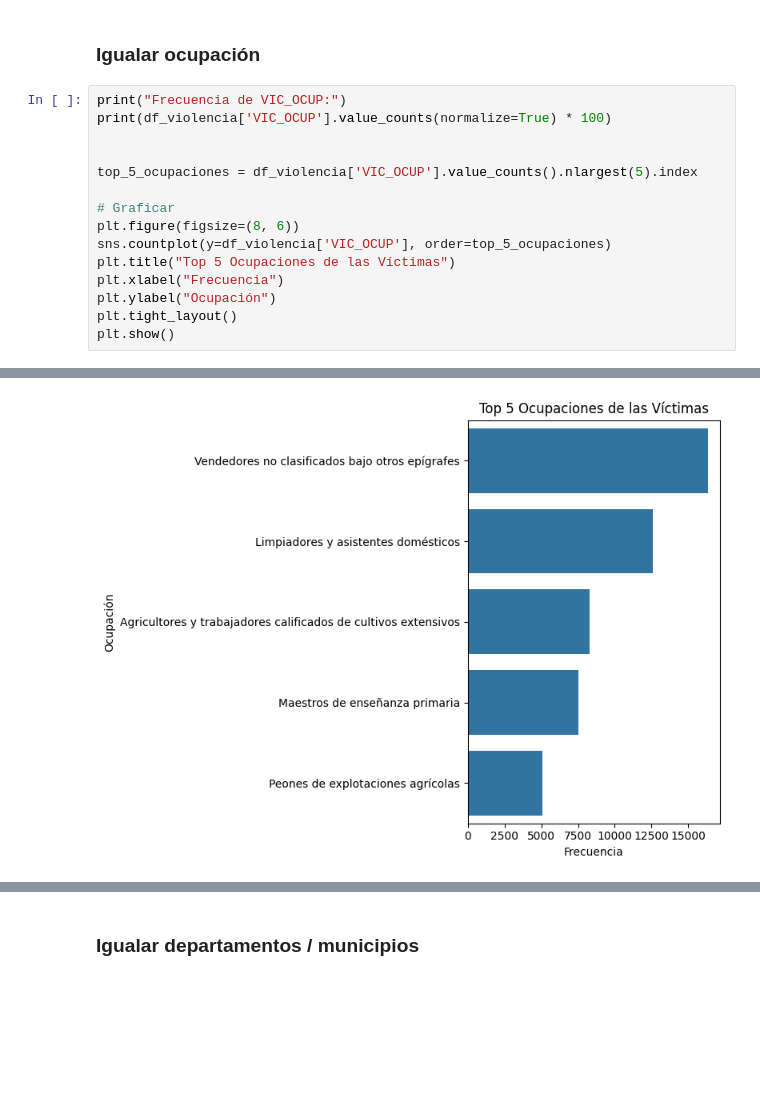
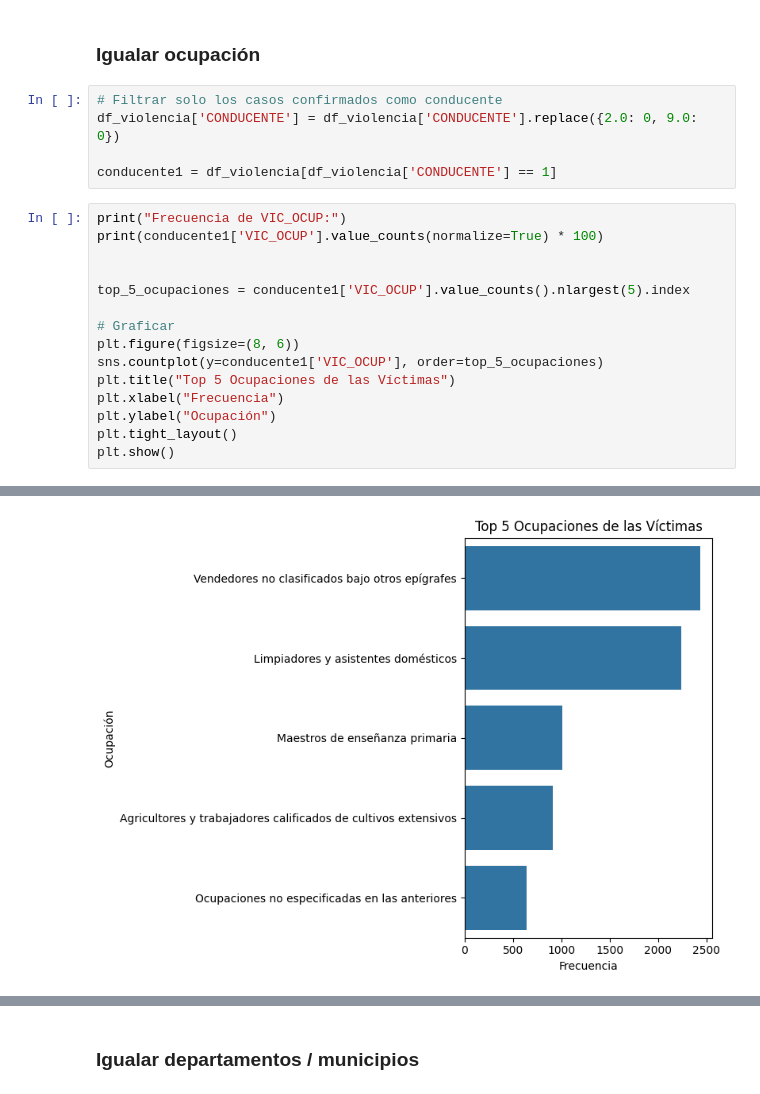
Before and after one commit to angelargd8/Proyecto3-MDD, a Jupyter notebook: remodelData.ipynb, the cells around one changed output, grey strips where cells are left out. Cells and saved outputs as stored; diff of their text form; blank space fills up the shorter version.

Commit message:
chore: update graficos con conducente1

```diff
--- a/remodelData.ipynb
+++ b/remodelData.ipynb
@@ -328,16 +328,21 @@ df_matri['NACHOM'] = df_matri['NACHOM'].apply(clasificar_nacionalidad)
 df_matri['NACMUJ'] = df_matri['NACMUJ'].apply(clasificar_nacionalidad)
 # %% [markdown]
 ### Igualar ocupación
+# %%
+# Filtrar solo los casos confirmados como conducente
+df_violencia['CONDUCENTE'] = df_violencia['CONDUCENTE'].replace({2.0: 0, 9.0: 0})
+
+conducente1 = df_violencia[df_violencia['CONDUCENTE'] == 1]
 # %%
 print("Frecuencia de VIC_OCUP:")
-print(df_violencia['VIC_OCUP'].value_counts(normalize=True) * 100)
+print(conducente1['VIC_OCUP'].value_counts(normalize=True) * 100)
 
 
-top_5_ocupaciones = df_violencia['VIC_OCUP'].value_counts().nlargest(5).index
+top_5_ocupaciones = conducente1['VIC_OCUP'].value_counts().nlargest(5).index
 
 # Graficar
 plt.figure(figsize=(8, 6))
-sns.countplot(y=df_violencia['VIC_OCUP'], order=top_5_ocupaciones)
+sns.countplot(y=conducente1['VIC_OCUP'], order=top_5_ocupaciones)
 plt.title("Top 5 Ocupaciones de las Víctimas")
 plt.xlabel("Frecuencia")
 plt.ylabel("Ocupación")
@@ -361,3 +366,3 @@ Name: proportion, Length: 567, dtype: float64
-[figure, old version]
+[figure, new version]
 # %%
 print("Frecuencia de AGR_OCUP:")
```
Also changed, not shown: parts of 4 cells of this notebook.
